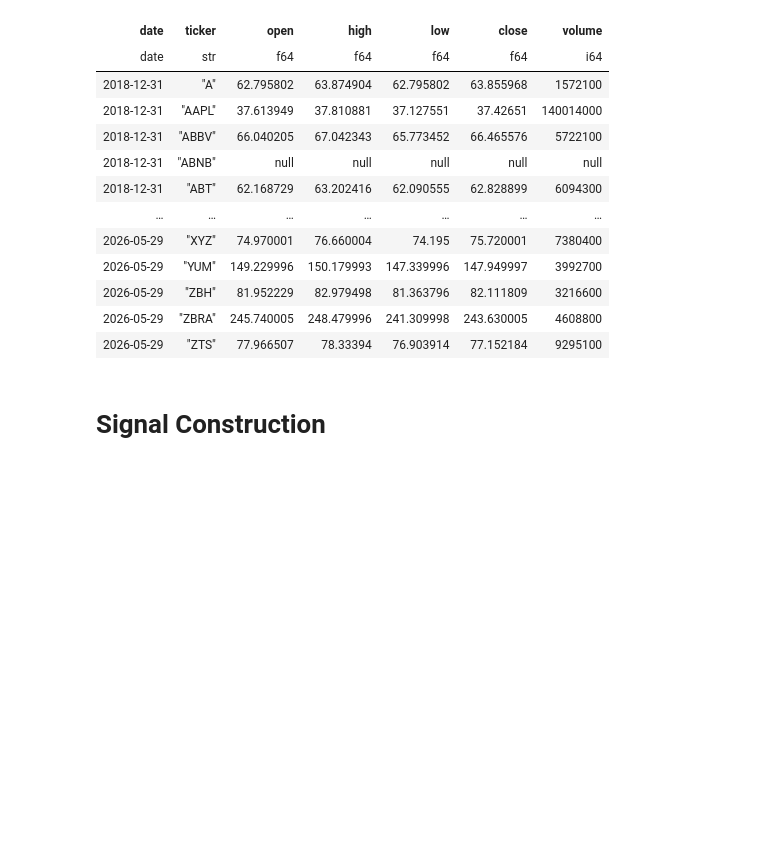
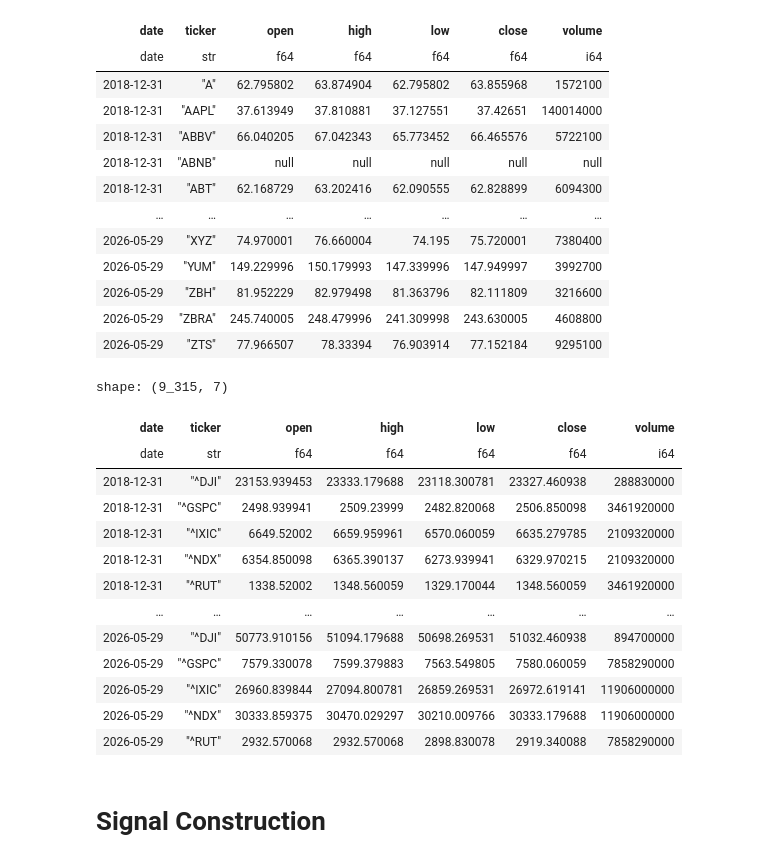
Before and after one commit to Luuuuuuuucas/polars-investment-strategy, a Jupyter notebook: notebooks/test_notebook.ipynb, the cells around one changed output. Cells and saved outputs as stored; diff of their text form; code cells hidden in the pictures; blank space fills up the shorter version.

Commit message:
Add benchmark performance metrics and improve data fetching

```diff
--- a/notebooks/test_notebook.ipynb
+++ b/notebooks/test_notebook.ipynb
@@ -29,6 +30,24 @@ shape: (937_089, 7)
 | 2026-05-29 | "ZBH" | 81.952229 | 82.979498 | 81.363796 | 82.111809 | 3216600 |
 | 2026-05-29 | "ZBRA" | 245.740005 | 248.479996 | 241.309998 | 243.630005 | 4608800 |
 | 2026-05-29 | "ZTS" | 77.966507 | 78.33394 | 76.903914 | 77.152184 | 9295100 |
+# %%
+benchmark_data = pl.read_parquet("../data/raw/benchmark_market_data.parquet")
+benchmark_data
+# %% [output]
+shape: (9_315, 7)
+| date | ticker | open | high | low | close | volume |
+| date | str | f64 | f64 | f64 | f64 | i64 |
+| 2018-12-31 | "^DJI" | 23153.939453 | 23333.179688 | 23118.300781 | 23327.460938 | 288830000 |
+| 2018-12-31 | "^GSPC" | 2498.939941 | 2509.23999 | 2482.820068 | 2506.850098 | 3461920000 |
+| 2018-12-31 | "^IXIC" | 6649.52002 | 6659.959961 | 6570.060059 | 6635.279785 | 2109320000 |
+| 2018-12-31 | "^NDX" | 6354.850098 | 6365.390137 | 6273.939941 | 6329.970215 | 2109320000 |
+| 2018-12-31 | "^RUT" | 1338.52002 | 1348.560059 | 1329.170044 | 1348.560059 | 3461920000 |
+| … | … | … | … | … | … | … |
+| 2026-05-29 | "^DJI" | 50773.910156 | 51094.179688 | 50698.269531 | 51032.460938 | 894700000 |
+| 2026-05-29 | "^GSPC" | 7579.330078 | 7599.379883 | 7563.549805 | 7580.060059 | 7858290000 |
+| 2026-05-29 | "^IXIC" | 26960.839844 | 27094.800781 | 26859.269531 | 26972.619141 | 11906000000 |
+| 2026-05-29 | "^NDX" | 30333.859375 | 30470.029297 | 30210.009766 | 30333.179688 | 11906000000 |
+| 2026-05-29 | "^RUT" | 2932.570068 | 2932.570068 | 2898.830078 | 2919.340088 | 7858290000 |
 # %% [markdown]
 # Signal Construction
 # %%
```
Also changed, not shown: parts of 18 cells of this notebook, 5 other files.
